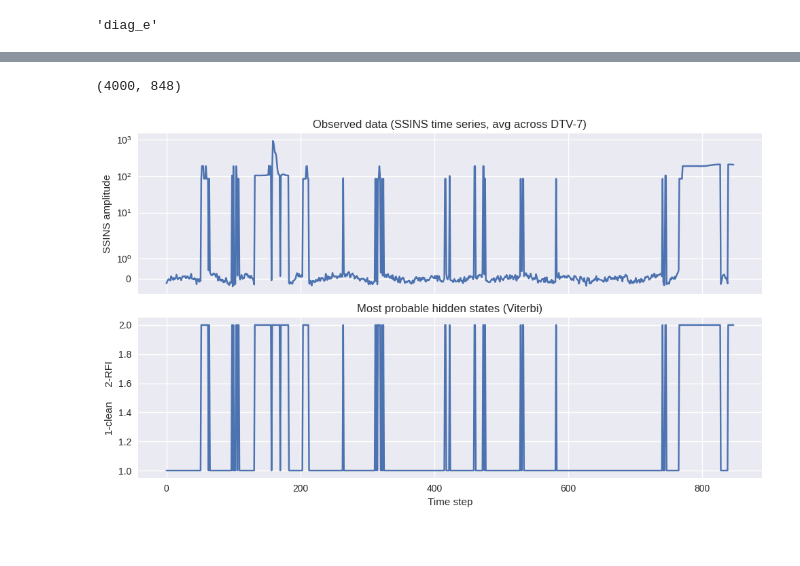
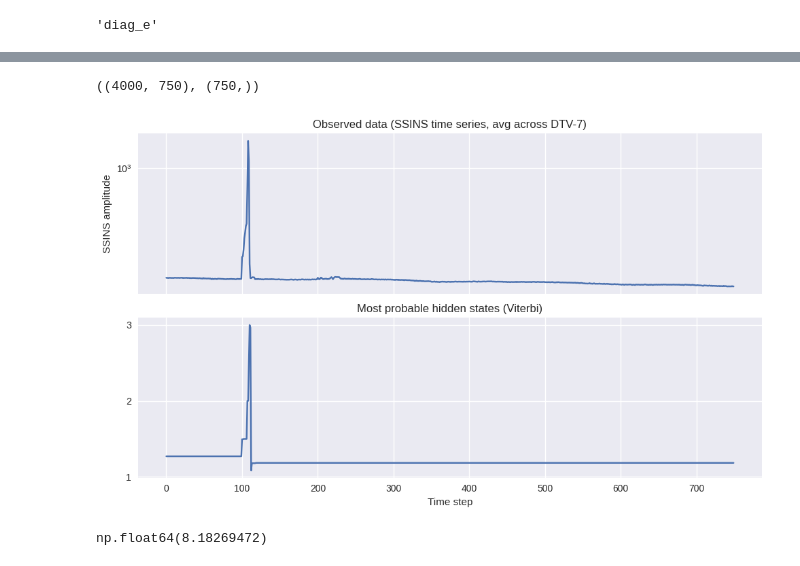
Before and after one commit to baron-de-montblanc/rfi_characterization, a Jupyter notebook: notebooks/run_stan.ipynb, the cells around one changed output, grey strips where cells are left out. Drawn from its saved outputs; the diff is of its cells as text; code cells hidden in the pictures.

Commit message:
working three-state model

```diff
--- a/notebooks/run_stan.ipynb
+++ b/notebooks/run_stan.ipynb
@@ -8,7 +8,7 @@ from scipy.stats import norm, cauchy
 
 plt.style.use('seaborn-v0_8')
 # %%
-stan_file = '../stan/two_state.stan'
+stan_file = '../stan/three_state.stan'
 
 model = CmdStanModel(stan_file=stan_file)
 # %% [output]
@@ -17,13 +17,14 @@ model = CmdStanModel(stan_file=stan_file)
 # %%
-data_file = "../data/two_state.data.json"
+data_file = "../data/three_state.data.json"
 
 # fit the model
 fit = model.sample(
     data=data_file,
     show_console=True,
-#     iter_sampling=100,
+#     iter_sampling=1s000,
 #     iter_warmup=100,
 #     adapt_delta=0.99,
+#     max_treedepth=15,
     chains=4,
 )
 # %% [output]
@@ -157,5 +154,5 @@ array([[4.19055e-02, 4.29399e-02, 4.03851e-05, 7.69685e-04, 1.41859e+02,
 # %%
-with open('../data/two_state.data.json') as f:
+with open('../data/three_state.data.json') as f:
     input_ = json.load(f)
 
 data = np.asarray(input_['y'])
@@ -182,24 +159,31 @@ array([-2.30896369e-01, -1.69676779e-01, -7.79915565e-02, -3.23777242e-02,
 # %%
 viterbi = fit.stan_variable('viterbi')
-
-viterbi.shape
+predictions = np.mean(viterbi, axis=0)
+viterbi.shape, predictions.shape
 # %% [output]
-(4000, 848)
+((4000, 750), (750,))
 # %%
 fig, axs = plt.subplots(nrows=2, ncols=1, sharex=True, figsize=(10, 6))
 
 axs[0].plot(data)
 axs[0].set_title("Observed data (SSINS time series, avg across DTV-7)")
 axs[0].set_yscale("symlog")
 axs[0].set_ylabel("SSINS amplitude")
 
-axs[1].plot(viterbi[-1])
+axs[1].plot(predictions)
 axs[1].set_title("Most probable hidden states (Viterbi)")
-axs[1].set_ylabel("1-clean     2-RFI")
+axs[1].set_yticks([1,2,3])
+# axs[1].set_ylabel("1-clean     2-RFI")
 
 plt.xlabel("Time step")
 plt.tight_layout()
 plt.show()
 # %% [output]
-[figure, old version]
+[figure, new version]
+# %%
+sigma         = np.mean(fit.stan_variable('sigma'))
+
+sigma
+# %% [output]
+np.float64(8.18269472)
 # %%
```
Also changed, not shown: parts of 9 cells of this notebook, 5 other files.
